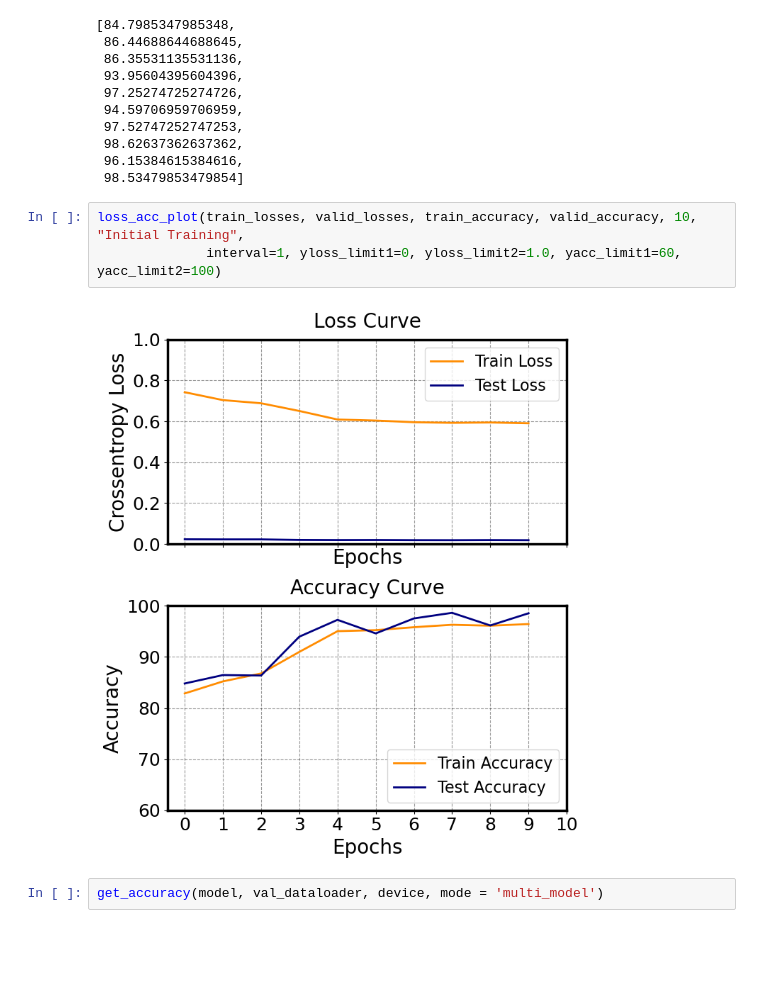
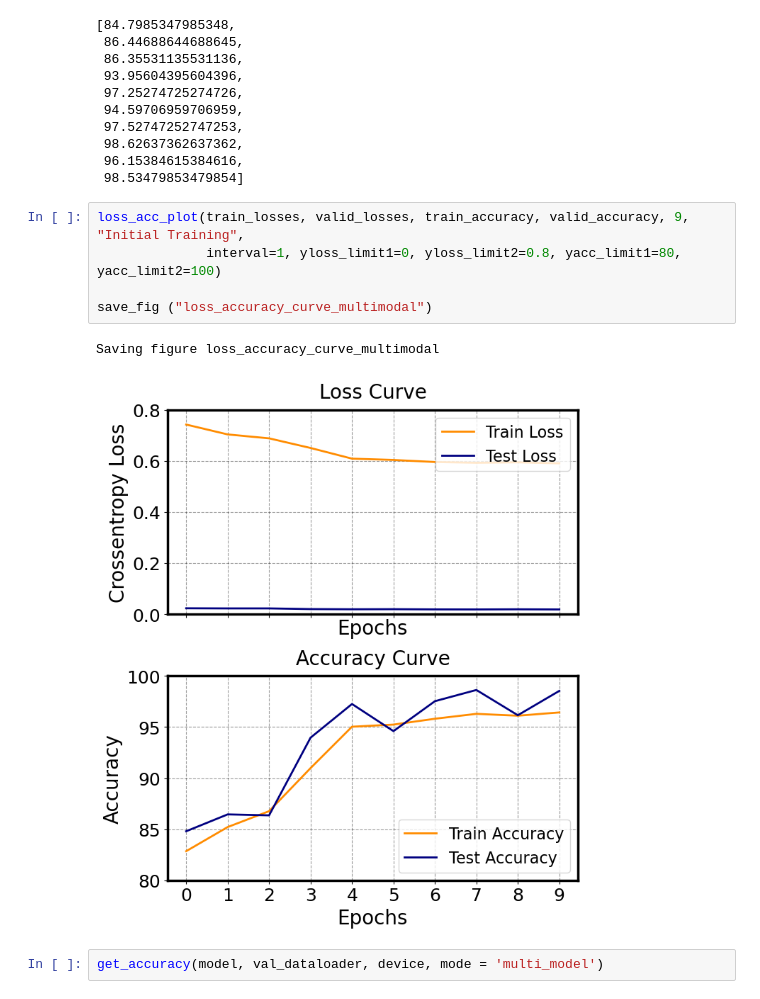
Before and after one commit to Davidlequnchen/LDED-FusionNet, a Jupyter notebook: code/4.train_audiovisual.ipynb, the cells around one changed output. Saved outputs shown, nothing was run; the diff lists cells and outputs as text; blank space fills up the shorter version.

```diff
--- a/code/4.train_audiovisual.ipynb
+++ b/code/4.train_audiovisual.ipynb
@@ -409,10 +409,13 @@ valid_accuracy
  96.15384615384616,
  98.53479853479854]
 # %%
-loss_acc_plot(train_losses, valid_losses, train_accuracy, valid_accuracy, 10, "Initial Training",
-              interval=1, yloss_limit1=0, yloss_limit2=1.0, yacc_limit1=60, yacc_limit2=100)
+loss_acc_plot(train_losses, valid_losses, train_accuracy, valid_accuracy, 9, "Initial Training",
+              interval=1, yloss_limit1=0, yloss_limit2=0.8, yacc_limit1=80, yacc_limit2=100)
+
+save_fig ("loss_accuracy_curve_multimodal")
 # %% [output]
+Saving figure loss_accuracy_curve_multimodal
-[figure, old version]
+[figure, new version]
 # %%
 get_accuracy(model, val_dataloader, device, mode = 'multi_model')
 # %% [output]
```
Also changed, not shown: parts of 3 cells of this notebook, 15 other files.
